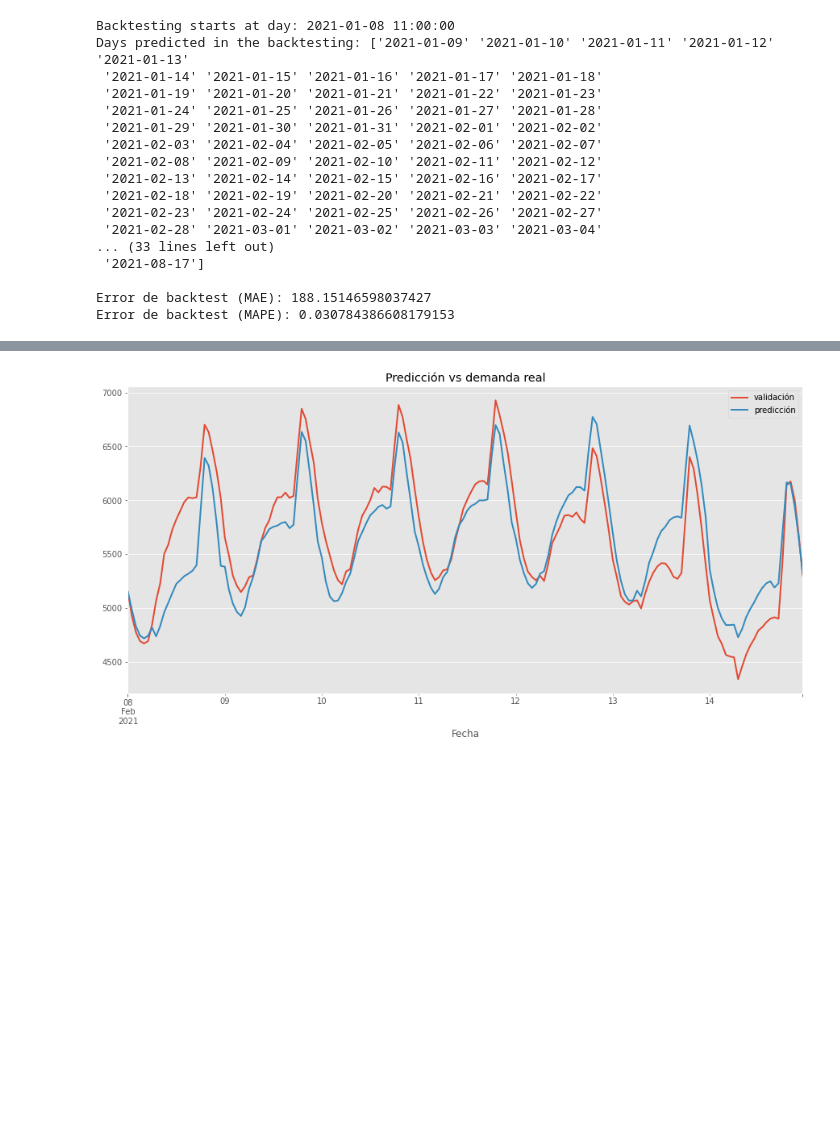
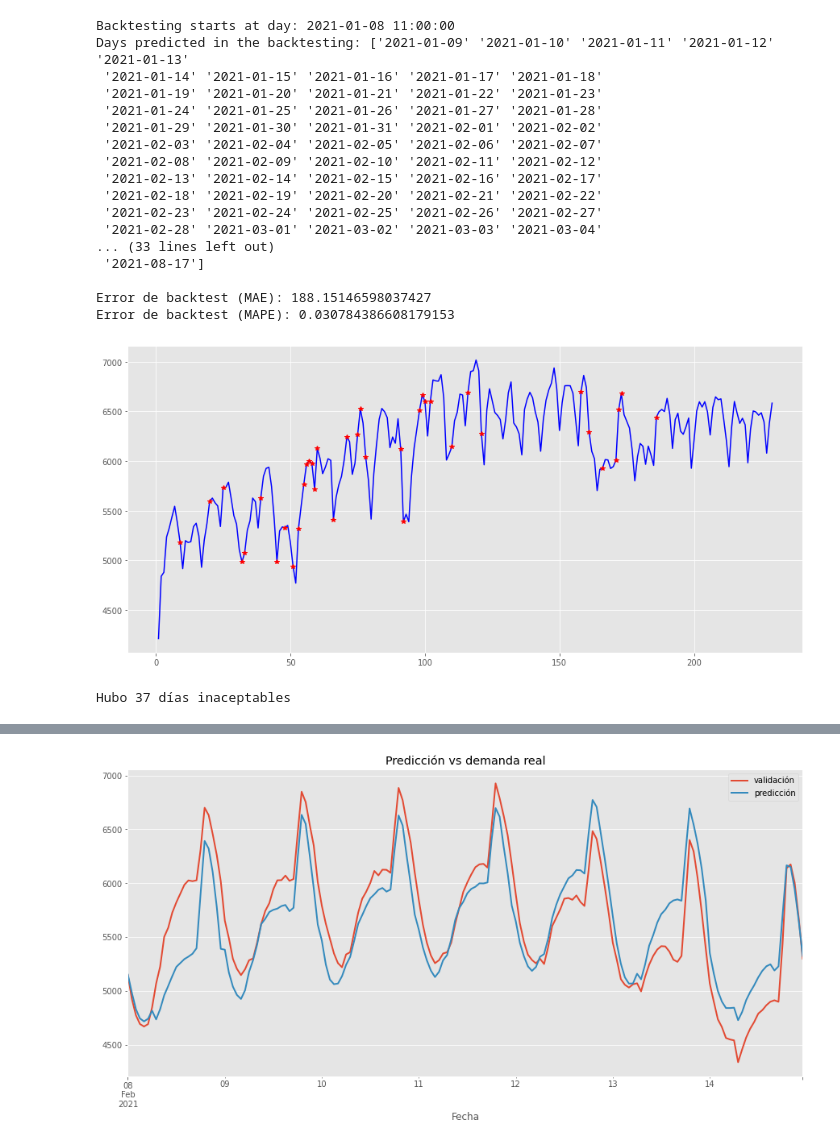
Before and after one commit to juliowaissman/curso-ml-cenace, a Jupyter notebook: taller_GRO.ipynb, the cells around one changed output, grey strips where cells are left out. Drawn from its saved outputs; the diff is of its cells as text; code cells hidden in the pictures; blank space fills up the shorter version.

```diff
--- a/taller_GRO.ipynb
+++ b/taller_GRO.ipynb
@@ -453,7 +453,7 @@ df_val = df2[(df2.index.year == 2021) & (df2.index < pd.to_datetime('18/08/2021'
 from sklearn.ensemble import RandomForestRegressor
 
 forecasterX = ForecasterAutoreg(
-    regressor= RandomForestRegressor(),
+    regressor= Ridge(alpha=1e-5, normalize=True),
     lags= [1, 2, 3, 23, 24, 25, 47, 48, 49, 165, 166, 167, 168, 169, 170, 171]
 )
 
@@ -499,3 +499,25 @@ Days predicted in the backtesting: ['2021-01-09' '2021-01-10' '2021-01-11' '2021
 
 Error de backtest (MAE): 188.15146598037427
 Error de backtest (MAPE): 0.030784386608179153
+# %%
+y_true= df_val.loc[predicciones.index, 'Demanda']
+y_pred= predicciones
+
+APE_hora = abs((y_true - y_pred) / y_pred)
+APE_hora
+MAPE_diario = APE_hora.groupby(APE_hora.index.day_of_year).mean()
+inacceptable = MAPE_diario[MAPE_diario > 0.049]
+
+dem_max_d = df_val.Demanda.groupby(df_val.index.day_of_year).mean()
+ina_dem = dem_max_d[dem_max_d.index.isin(inacceptable.index)]
+
+
+plt.figure(figsize=(15,7))
+plt.plot(dem_max_d.index, dem_max_d.values, 'b')
+plt.plot(ina_dem.index, ina_dem.values, '*r')
+plt.show()
+
+print(f"Hubo {len(inacceptable)} días inaceptables")
+# %% [output]
+[figure, added]
+Hubo 37 días inaceptables
```
Also changed, not shown: parts of 1 cell of this notebook, 2 other files.
